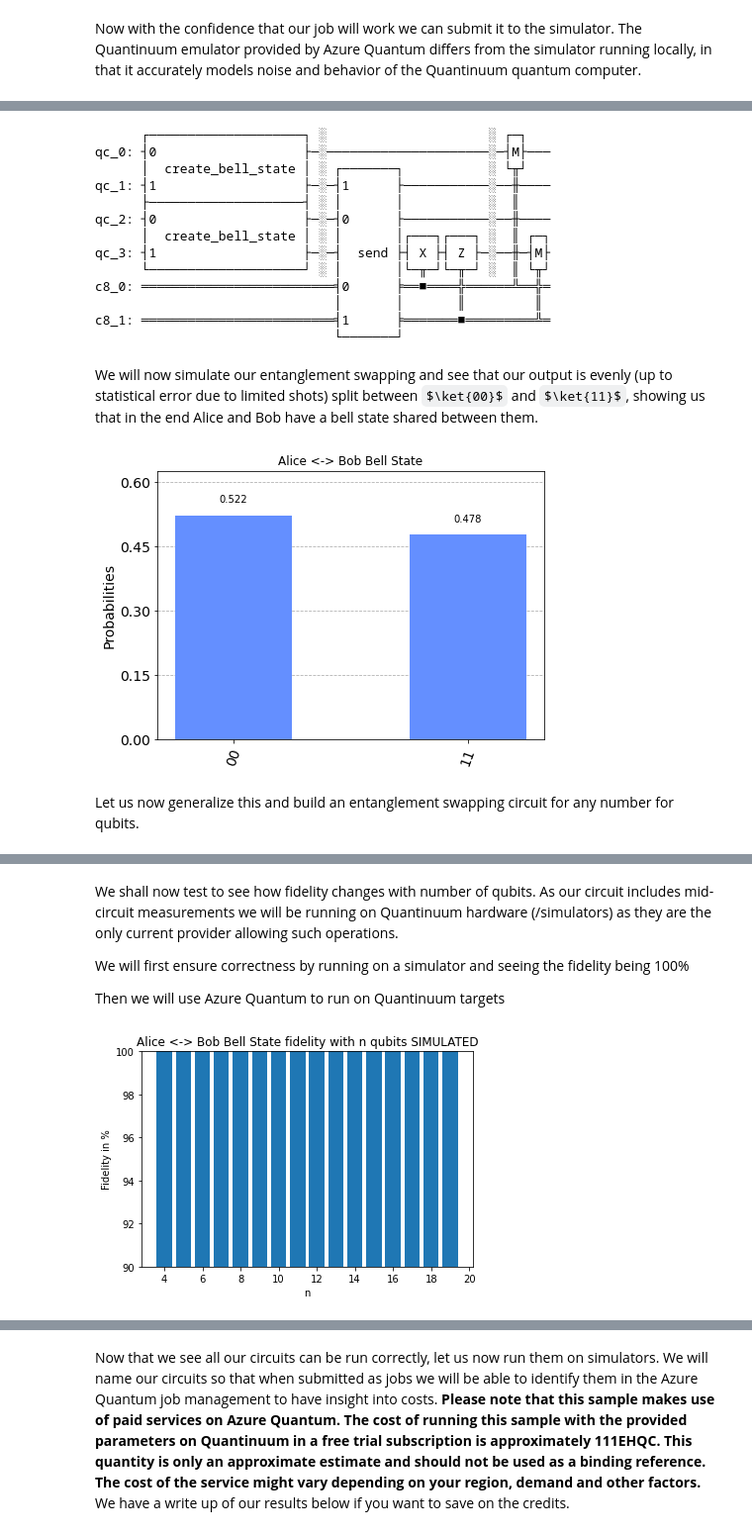
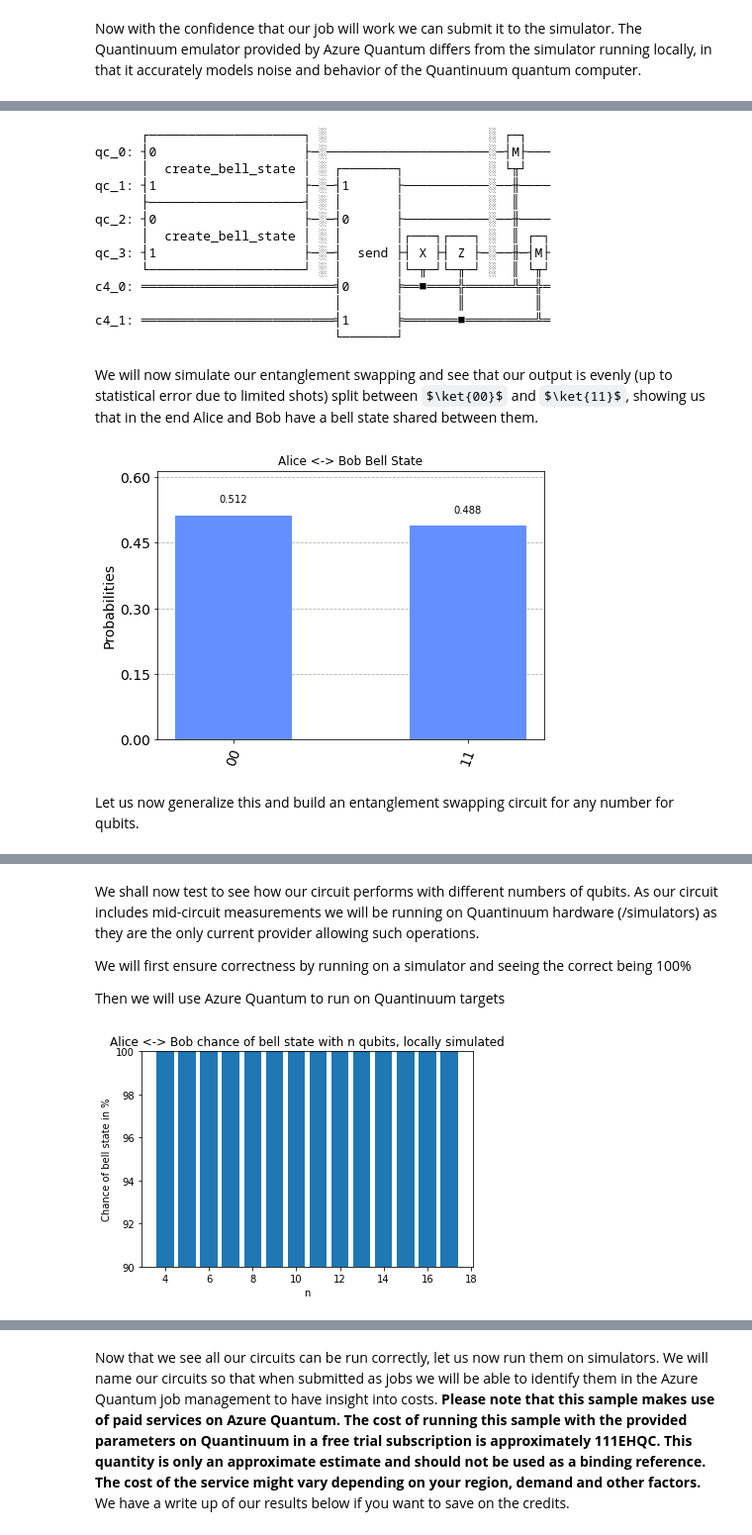
Before and after one commit to microsoft/Quantum, a Jupyter notebook: samples/azure-quantum/entanglement-swap/ES-quantinuum-qiskit.ipynb, the cells around one changed output, grey strips where cells are left out. Shown at 99% size. Saved outputs shown, nothing was run; the diff lists cells and outputs as text; code cells hidden in the pictures; some formulas as TeX source.

```diff
--- a/samples/azure-quantum/entanglement-swap/ES-quantinuum-qiskit.ipynb
+++ b/samples/azure-quantum/entanglement-swap/ES-quantinuum-qiskit.ipynb
@@ -134,12 +111,12 @@ qc_prep.ry(0.2791, payload)
 (qc_meas, alice, bob, payload, cr_x, cr_z, res) = create_teleport_circuit_base()
 qc_meas.ry(-0.2791, bob)
 qc_meas.measure(bob, res)
-# Reset cr_x cr_z qubits to clean up ouput
+# Reset cr_x cr_z qubits to clean up output
 qc_meas.reset(payload)
 qc_meas.measure(payload, cr_x)
 qc_meas.measure(payload, cr_z)
 
-qc = qc_prep + create_full_teleport_circuit() + qc_meas
+qc = qc_prep.compose(create_full_teleport_circuit()).compose(qc_meas)
 
 simulator = Aer.get_backend('aer_simulator')
 
@@ -165,2 +137,7 @@ provider = AzureQuantumProvider(
+# %%
+provider = AzureQuantumProvider(
+  resource_id="/subscriptions/2cc419b3-3ace-4156-b256-44663dd90190/resourceGroups/AzureQuantum/providers/Microsoft.Quantum/Workspaces/AdriansProjectWorkspace",
+  location="westus"
+)
 # %%
 print([backend.name() for backend in provider.backends()])
@@ -192,7 +171,7 @@ API Validation succeeded!
 Now with the confidence that our job will work we can submit it to the simulator.  The Quantinuum emulator provided by Azure Quantum differs from the simulator running locally, in that it accurately models noise and behavior of the Quantinuum quantum computer.
 # %%
 sim_backend = provider.get_backend("quantinuum.hqs-lt-s2-sim")
-qc_t = transpile(qc, validator_backend, job_name="Simulate Entanglement Swapping")
-job = sim_backend.run(qc_t)
+qc_t = transpile(qc, validator_backend)
+job = sim_backend.run(qc_t, job_name="Simulate Entanglement Swapping")
 job_id = job.id()
 print("Job id", job_id)
@@ -226,7 +215,7 @@ def entanglement_swap_3():
     return qc
 
 
-entanglement_swap_3().draw(fold=-1)
+entanglement_swap_3().draw(fold=-1, cregbundle=False)
 # %% [output]
       ┌────────────────────┐ ░                     ░ ┌─┐
 qc_0: ┤0                   ├─░─────────────────────░─┤M├───
@@ -237,9 +226,9 @@ qc_2: ┤0                   ├─░─┤0      ├────────
       │  create_bell_state │ ░ │       │┌───┐┌───┐ ░  ║ ┌─┐
 qc_3: ┤1                   ├─░─┤  send ├┤ X ├┤ Z ├─░──╫─┤M├
       └────────────────────┘ ░ │       │└─╥─┘└─╥─┘ ░  ║ └╥┘
-c8_0: ═════════════════════════╡0      ╞══■════╬══════╩══╬═
+c4_0: ═════════════════════════╡0      ╞══■════╬══════╩══╬═
                                │       │       ║         ║
-c8_1: ═════════════════════════╡1      ╞═══════■═════════╩═
+c4_1: ═════════════════════════╡1      ╞═══════■═════════╩═
                                └───────┘
 # %% [markdown]
 We will now simulate our entanglement swapping and see that our output is evenly (up to statistical error due to limited shots) split between $\ket{00}$ and $\ket{11}$, showing us that in the end Alice and Bob have a bell state shared between them.
@@ -253,26 +242,26 @@ result = simulator.run(qc, shots=500).result()
 counts = result.get_counts(qc)
 plot_histogram(counts, title='Alice <-> Bob Bell State')
 # %% [output]
-[figure, old version]
+[figure, new version]
 # %% [markdown]
 Let us now generalize this and build an entanglement swapping circuit for any number for qubits.
 # %%
-def entanglement_swap_n(nParties: int):
+def entanglement_swap_n(n_parties: int):
     cr_x = ClassicalRegister(1, 'cr1')
     cr_z = ClassicalRegister(1, 'cr2')
-    qc = QuantumCircuit(QuantumRegister(2 * nParties, 'qc'), cr_x, cr_z)
-    for i in range(nParties):
-        qc.append(create_bell_state(), [2 * i, 2 * i + 1])
+    qc = QuantumCircuit(QuantumRegister(2 * n_parties, 'qc'), cr_x, cr_z)
+    for idx_party in range(n_parties):
+        qc.append(create_bell_state(), [2 * idx_party, 2 * idx_party + 1])
     qc.barrier()
-    for i in range(1, nParties):
-        perform_teleportation_on_bell_state(qc, 2 * i, 2 * i + 1, 2 * i - 1, cr_x, cr_z)
+    for idx_party in range(1, n_parties):
+        perform_teleportation_on_bell_state(qc, 2 * idx_party, 2 * idx_party + 1, 2 * idx_party - 1, cr_x, cr_z)
         qc.barrier()
     # Measure bell state in classical registers
     qc.measure(0, cr_x)
-    qc.measure(2 * nParties - 1, cr_z)
+    qc.measure(2 * n_parties - 1, cr_z)
     return qc
 
-entanglement_swap_n(4).draw(fold=-1)
+entanglement_swap_n(4).draw(fold=-1, cregbundle=False)
 # %% [output]
       ┌────────────────────┐ ░                     ░                     ░                     ░ ┌─┐
 qc_0: ┤0                   ├─░─────────────────────░─────────────────────░─────────────────────░─┤M├───
@@ -292,9 +281,9 @@ qc_5: ┤1                   ├─░─┤  send ├──╫────╫
  cr2: ═════════════════════════╡1      ╞═══════■═════╡1      ╞═══════■═════╡1      ╞═══════■═════════╩═
                                └───────┘      0x1    └───────┘      0x1    └───────┘      0x1
 # %% [markdown]
-We shall now test to see how fidelity changes with number of qubits. As our circuit includes mid-circuit measurements we will be running on Quantinuum hardware (/simulators) as they are the only current provider allowing such operations.
+We shall now test to see how our circuit performs with different numbers of qubits. As our circuit includes mid-circuit measurements we will be running on Quantinuum hardware (/simulators) as they are the only current provider allowing such operations.
 
-We will first ensure correctness by running on a simulator and seeing the fidelity being 100%
+We will first ensure correctness by running on a simulator and seeing the correct being 100%
 
 Then we will use Azure Quantum to run on Quantinuum targets
 # %%
@@ -302,26 +291,26 @@ import matplotlib.pyplot as plt
 # %%
 all_results = dict()
 
-def get_fidelity(counts):
+def get_result(counts):
     total = sum(counts.values())
     return (counts['1 1'] + counts ['0 0']) / total * 100
 
-for i in range(4,20):
+for i in range(4, 18):
     qc = entanglement_swap_n(i)
 
     simulator = Aer.get_backend('aer_simulator')
 
     qc_t = transpile(qc, simulator)
     result = simulator.run(qc_t, shots=500).result()
     counts = result.get_counts(qc_t)
-    all_results[i] = get_fidelity(counts)
+    all_results[i] = get_result(counts)
 
 plt.bar(all_results.keys(), all_results.values())
-plt.title("Alice <-> Bob Bell State fidelity with n qubits SIMULATED")
+plt.title("Alice <-> Bob chance of bell state with n qubits, locally simulated")
 plt.xlabel('n')
-plt.ylabel('Fidelity in %')
-plt.ylim([90,100])
+plt.ylabel('Chance of bell state in %')
+plt.ylim([90, 100])
 plt.show()
 # %% [output]
-[figure, old version]
+[figure, new version]
 # %% [markdown]
```
Also changed, not shown: parts of 28 cells of this notebook, 2 other files.
